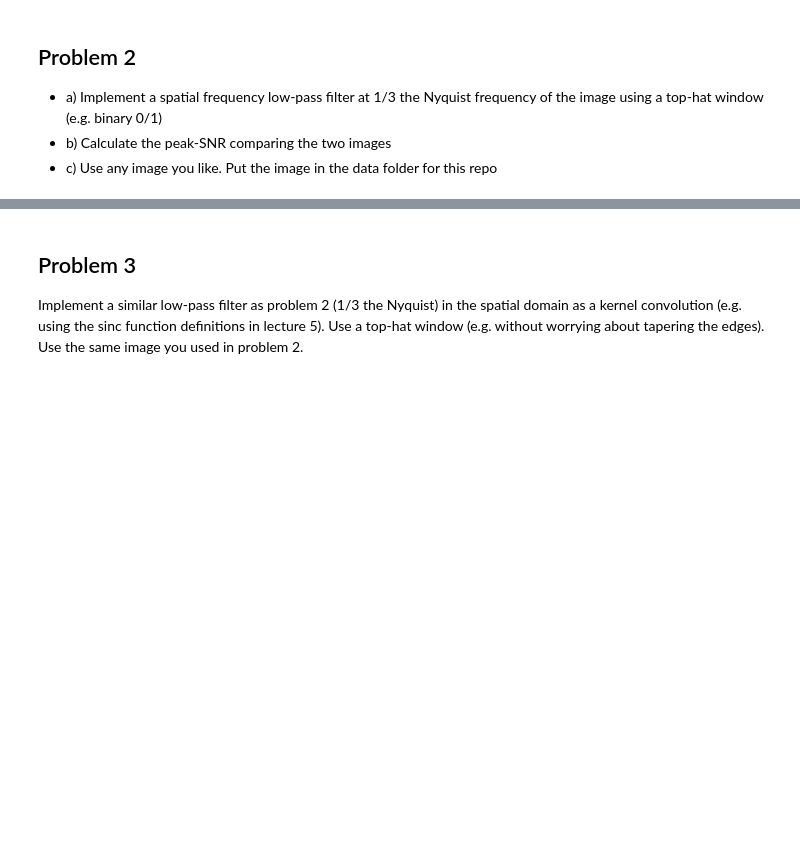
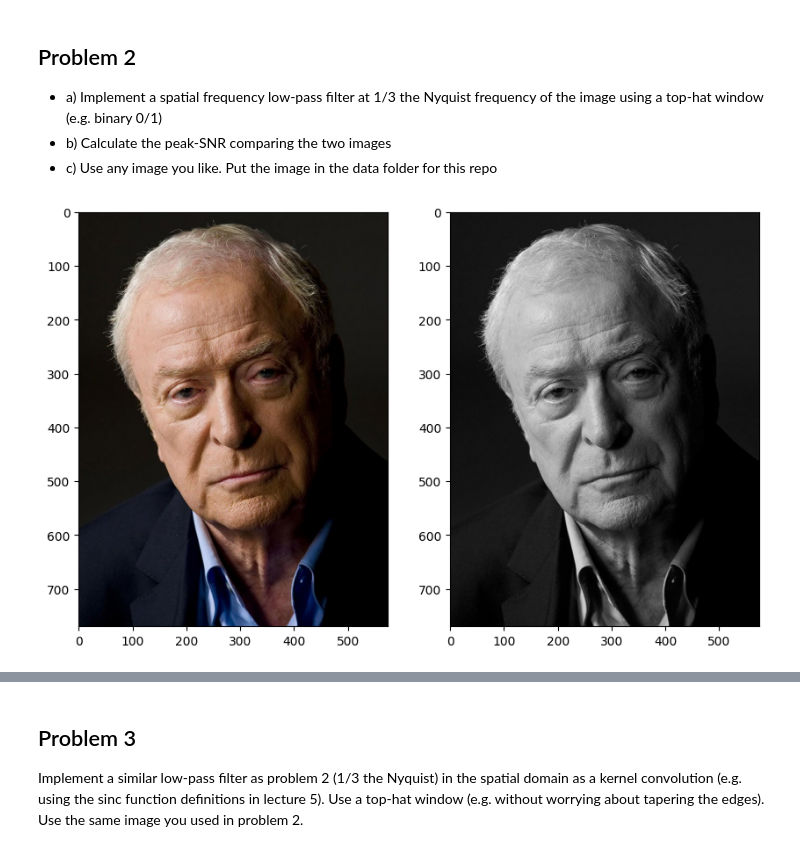
Before and after one commit to tdhorrell/Homework2, a Jupyter notebook: Homework2.ipynb, the cells around one changed output, grey strips where cells are left out. Saved outputs shown, nothing was run; the diff lists cells and outputs as text; code cells hidden in the pictures; blank space fills up the shorter version.

```diff
--- a/Homework2.ipynb
+++ b/Homework2.ipynb
@@ -19,3 +26,14 @@ def myfunction(required_inputs,optional_inputs='defaultvalue'):
 * a) Implement a spatial frequency low-pass filter at 1/3 the Nyquist frequency of the image using a top-hat window (e.g. binary 0/1)
 * b) Calculate the peak-SNR comparing the two images
 * c) Use any image you like.  Put the image in the data folder for this repo
+# %%
+# start by loading the image
+caine = cv2.imread('Data/Michael_Caine.jpg')
+caine_rgb = cv2.cvtColor(caine, cv2.COLOR_BGR2RGB)
+caine_gray = cv2.cvtColor(caine, cv2.COLOR_BGR2GRAY)
+plt.figure(figsize=(10,10))
+plt.subplot(121), plt.imshow(caine_rgb)
+plt.subplot(122), plt.imshow(caine_gray, cmap='gray')
+plt.show()
+# %% [output]
+[figure, added]
```
Also changed, not shown: parts of 9 cells of this notebook, 1 other file.
